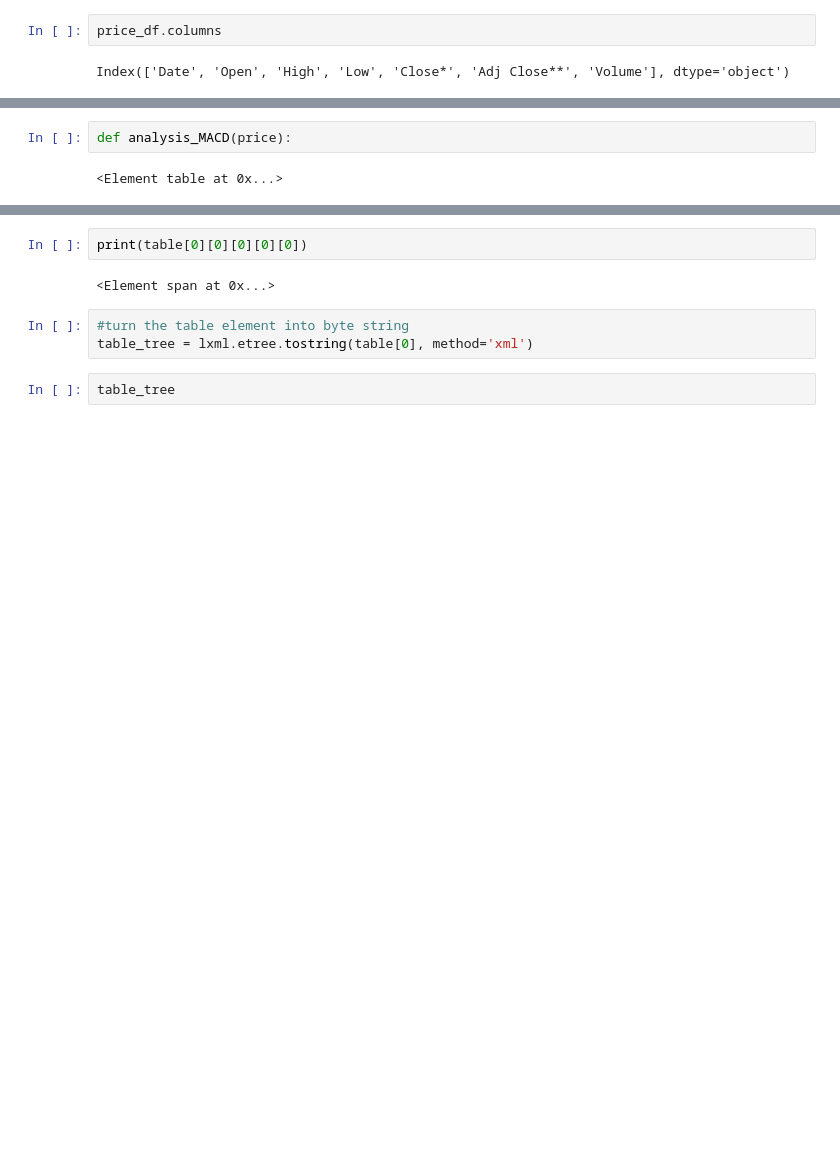
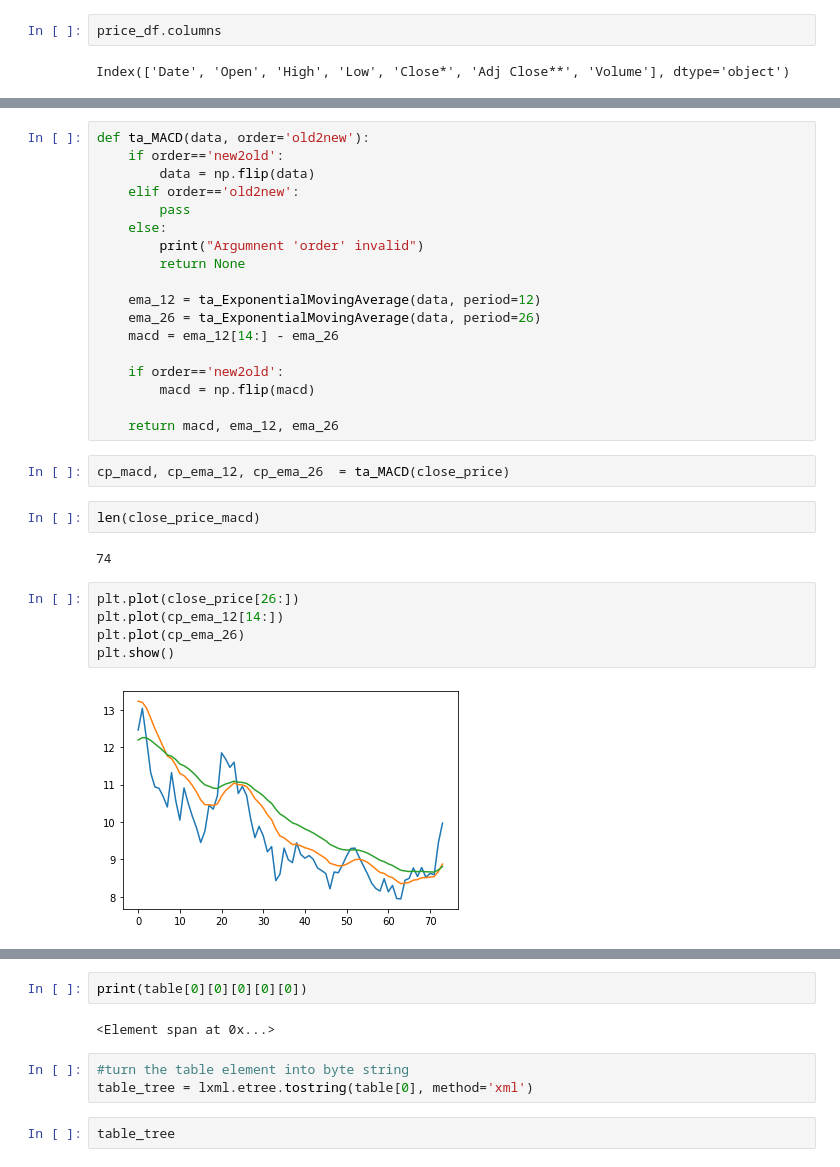
Before and after one commit to bclwan/trading, a Jupyter notebook: price_scraper.ipynb, the cells around one changed output, grey strips where cells are left out. Saved outputs shown, nothing was run; the diff lists cells and outputs as text; blank space fills up the shorter version.

```diff
--- a/price_scraper.ipynb
+++ b/price_scraper.ipynb
@@ -180,4 +180,31 @@ plt.show()
 # %%
-def analysis_MACD(price):
+def ta_MACD(data, order='old2new'):
+    if order=='new2old':
+        data = np.flip(data)
+    elif order=='old2new':
+        pass
+    else:
+        print("Argumnent 'order' invalid")
+        return None
+
+    ema_12 = ta_ExponentialMovingAverage(data, period=12)
+    ema_26 = ta_ExponentialMovingAverage(data, period=26)
+    macd = ema_12[14:] - ema_26
+
+    if order=='new2old':
+        macd = np.flip(macd)
+
+    return macd, ema_12, ema_26
-# %% [output]
-<Element table at 0x...>
+# %%
+cp_macd, cp_ema_12, cp_ema_26  = ta_MACD(close_price)
+# %%
+len(close_price_macd)
+# %% [output]
+74
+# %%
+plt.plot(close_price[26:])
+plt.plot(cp_ema_12[14:])
+plt.plot(cp_ema_26)
+plt.show()
+# %% [output]
+[figure, added]
```
Also changed, not shown: parts of 19 cells of this notebook.
